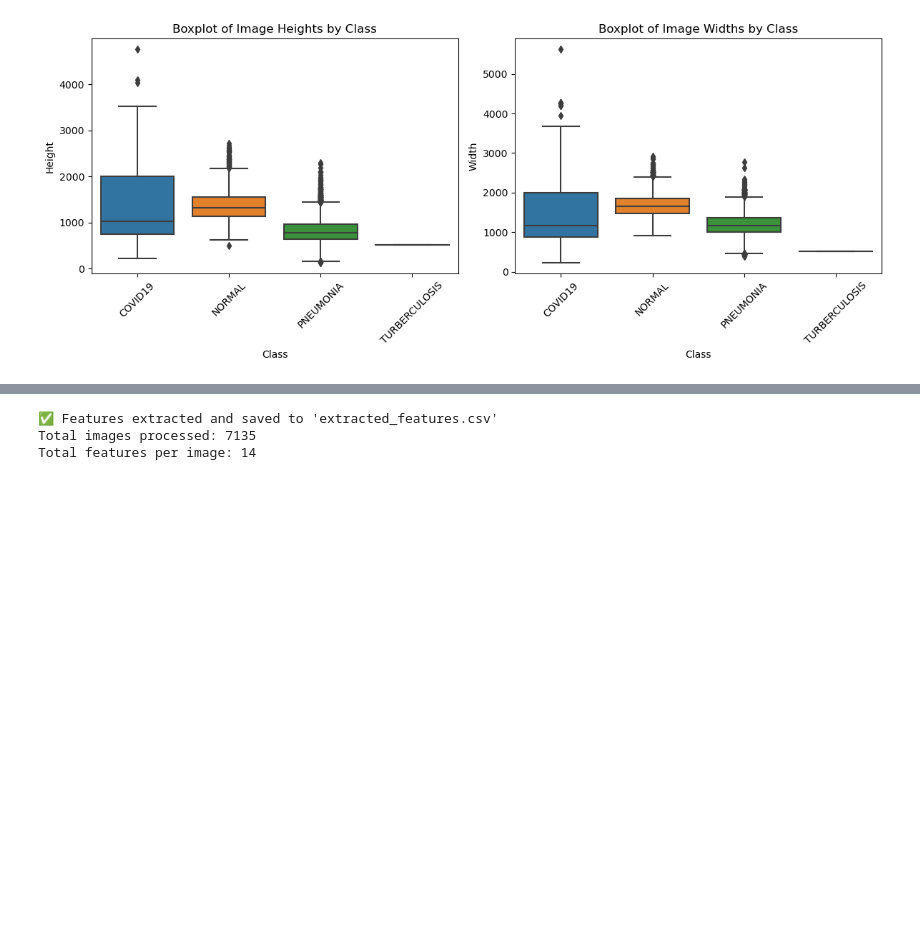
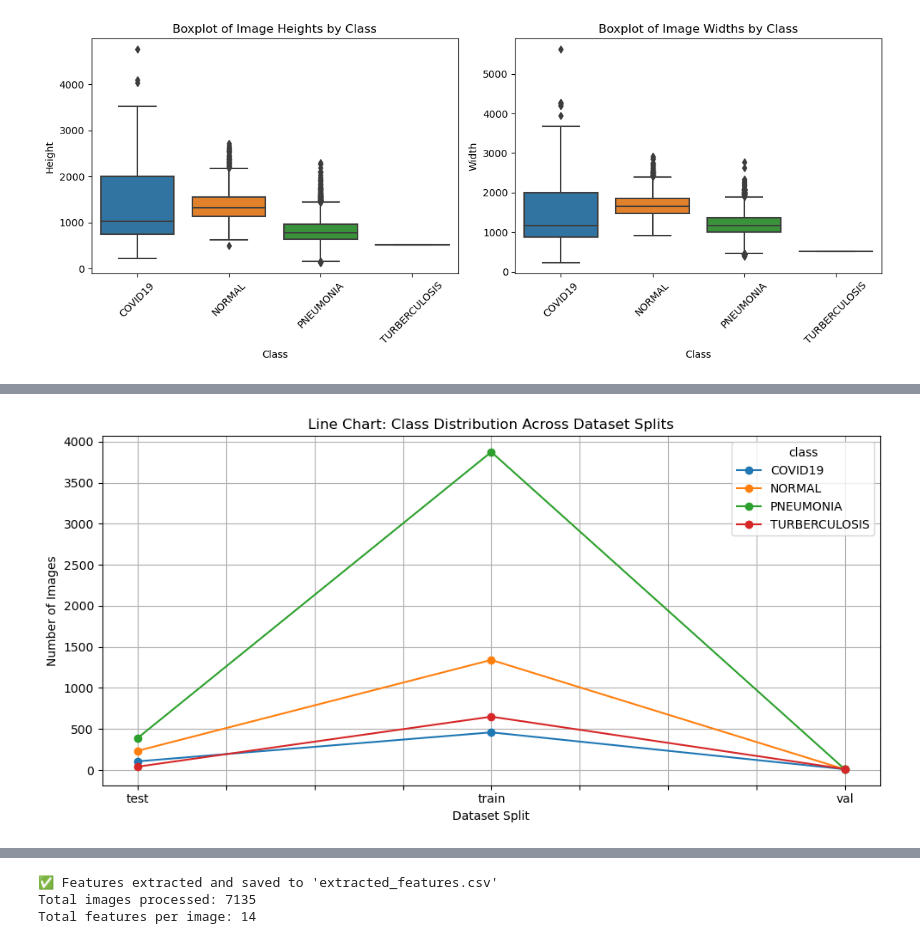
Before and after one commit to nitinkoberoii/Data-Analytics-Visualization, a Jupyter notebook: main.ipynb, the cells around one changed output, grey strips where cells are left out. Saved outputs shown, nothing was run; the diff lists cells and outputs as text; code cells hidden in the pictures; blank space fills up the shorter version.

Commit message:
Added more pre-feature-extractio graphs

```diff
--- a/main.ipynb
+++ b/main.ipynb
@@ -128,0 +164,14 @@ plt.show()
+# %%
+# Line Chart — Trend of Class Count Across Splits
+import matplotlib.pyplot as plt
+
+line_data = image_meta_df.groupby(["split", "class"]).size().unstack().fillna(0)
+line_data.plot(kind="line", marker="o", figsize=(10,5))
+plt.title("Line Chart: Class Distribution Across Dataset Splits")
+plt.xlabel("Dataset Split")
+plt.ylabel("Number of Images")
+plt.grid(True)
+plt.tight_layout()
+plt.show()
+# %% [output]
+[figure, added]
```
Also changed, not shown: parts of 10 cells of this notebook, 1 other file.
